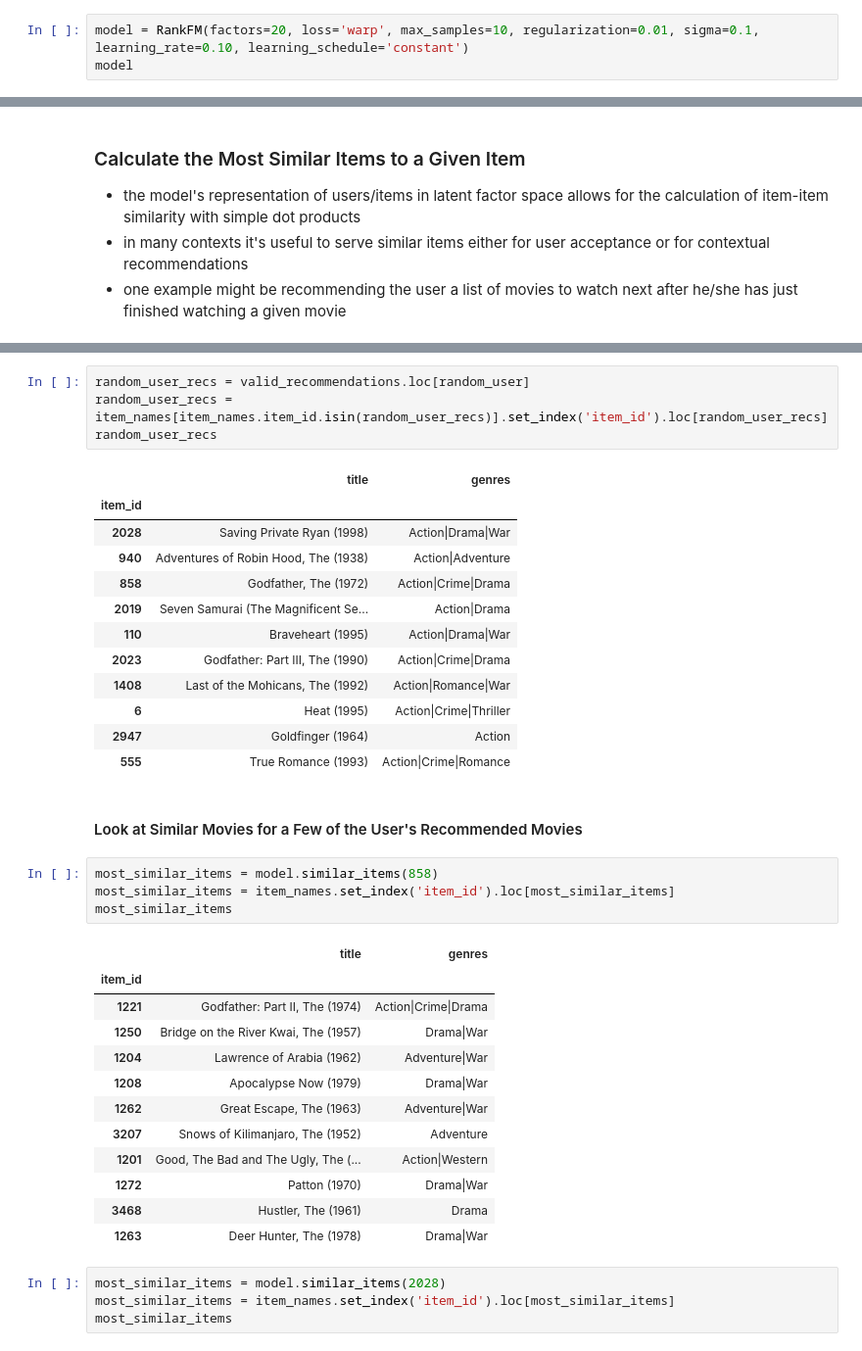
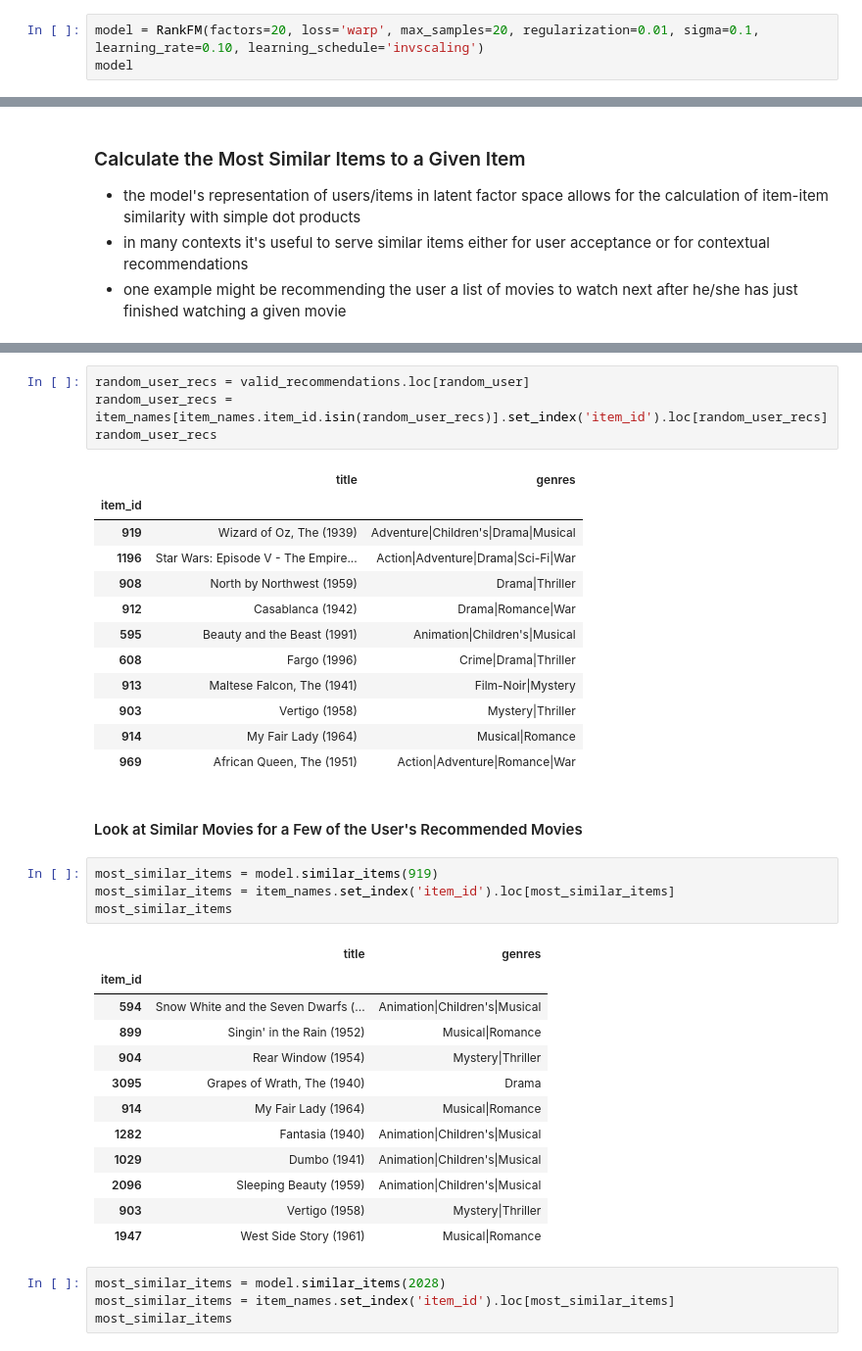
Before and after one commit to etlundquist/rankfm, a Jupyter notebook: examples/movielens.ipynb, the cells around one changed output, grey strips where cells are left out. Shown at 98% size. Cells and saved outputs as stored; diff of their text form.

```diff
--- a/examples/movielens.ipynb
+++ b/examples/movielens.ipynb
@@ -197,7 +192,7 @@ user_features.shape, item_features.shape
 # %% [markdown]
 #### Initialize the Model Object
 # %%
-model = RankFM(factors=20, loss='warp', max_samples=10, regularization=0.01, sigma=0.1, learning_rate=0.10, learning_schedule='constant')
+model = RankFM(factors=20, loss='warp', max_samples=20, regularization=0.01, sigma=0.1, learning_rate=0.10, learning_schedule='invscaling')
 model
 # %% [output]
 <rankfm.rankfm.RankFM at 0x...>
@@ -411,35 +410,35 @@ random_user_recs
 # %% [output]
 |  | title | genres |
 | item_id |  |  |
-| 2028 | Saving Private Ryan (1998) | Action|Drama|War |
-| 940 | Adventures of Robin Hood, The (1938) | Action|Adventure |
-| 858 | Godfather, The (1972) | Action|Crime|Drama |
-| 2019 | Seven Samurai (The Magnificent Se... | Action|Drama |
-| 110 | Braveheart (1995) | Action|Drama|War |
-| 2023 | Godfather: Part III, The (1990) | Action|Crime|Drama |
-| 1408 | Last of the Mohicans, The (1992) | Action|Romance|War |
-| 6 | Heat (1995) | Action|Crime|Thriller |
-| 2947 | Goldfinger (1964) | Action |
-| 555 | True Romance (1993) | Action|Crime|Romance |
+| 919 | Wizard of Oz, The (1939) | Adventure|Children's|Drama|Musical |
+| 1196 | Star Wars: Episode V - The Empire... | Action|Adventure|Drama|Sci-Fi|War |
+| 908 | North by Northwest (1959) | Drama|Thriller |
+| 912 | Casablanca (1942) | Drama|Romance|War |
+| 595 | Beauty and the Beast (1991) | Animation|Children's|Musical |
+| 608 | Fargo (1996) | Crime|Drama|Thriller |
+| 913 | Maltese Falcon, The (1941) | Film-Noir|Mystery |
+| 903 | Vertigo (1958) | Mystery|Thriller |
+| 914 | My Fair Lady (1964) | Musical|Romance |
+| 969 | African Queen, The (1951) | Action|Adventure|Romance|War |
 # %% [markdown]
 #### Look at Similar Movies for a Few of the User's Recommended Movies
 # %%
-most_similar_items = model.similar_items(858)
+most_similar_items = model.similar_items(919)
 most_similar_items = item_names.set_index('item_id').loc[most_similar_items]
 most_similar_items
 # %% [output]
 |  | title | genres |
 | item_id |  |  |
-| 1221 | Godfather: Part II, The (1974) | Action|Crime|Drama |
-| 1250 | Bridge on the River Kwai, The (1957) | Drama|War |
-| 1204 | Lawrence of Arabia (1962) | Adventure|War |
-| 1208 | Apocalypse Now (1979) | Drama|War |
-| 1262 | Great Escape, The (1963) | Adventure|War |
-| 3207 | Snows of Kilimanjaro, The (1952) | Adventure |
-| 1201 | Good, The Bad and The Ugly, The (... | Action|Western |
-| 1272 | Patton (1970) | Drama|War |
-| 3468 | Hustler, The (1961) | Drama |
-| 1263 | Deer Hunter, The (1978) | Drama|War |
+| 594 | Snow White and the Seven Dwarfs (... | Animation|Children's|Musical |
+| 899 | Singin' in the Rain (1952) | Musical|Romance |
+| 904 | Rear Window (1954) | Mystery|Thriller |
+| 3095 | Grapes of Wrath, The (1940) | Drama |
+| 914 | My Fair Lady (1964) | Musical|Romance |
+| 1282 | Fantasia (1940) | Animation|Children's|Musical |
+| 1029 | Dumbo (1941) | Animation|Children's|Musical |
+| 2096 | Sleeping Beauty (1959) | Animation|Children's|Musical |
+| 903 | Vertigo (1958) | Mystery|Thriller |
+| 1947 | West Side Story (1961) | Musical|Romance |
 # %%
 most_similar_items = model.similar_items(2028)
 most_similar_items = item_names.set_index('item_id').loc[most_similar_items]
```
Also changed, not shown: parts of 13 cells of this notebook, 3 other files.
